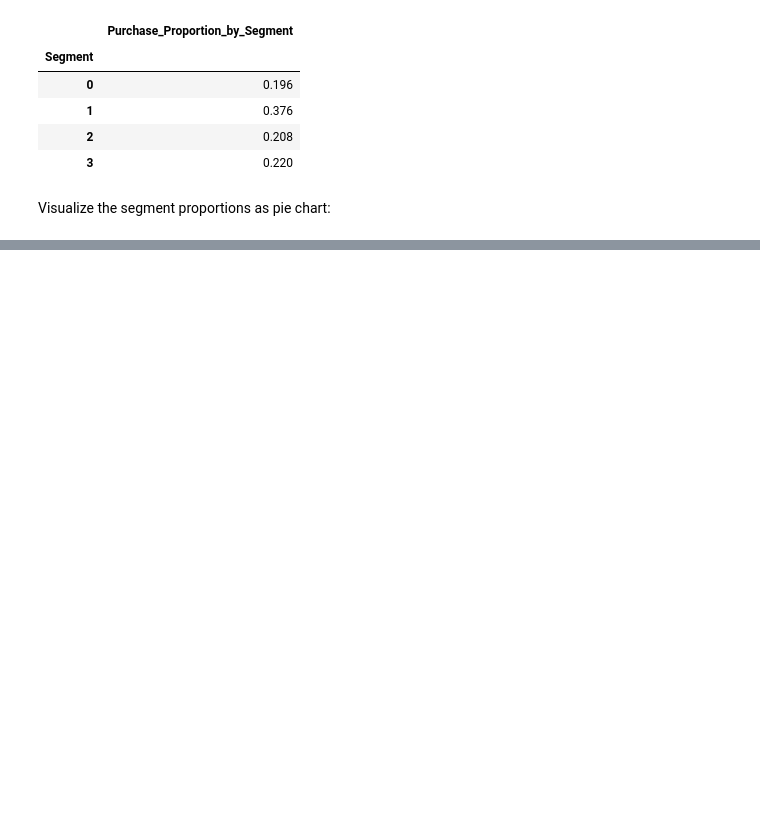
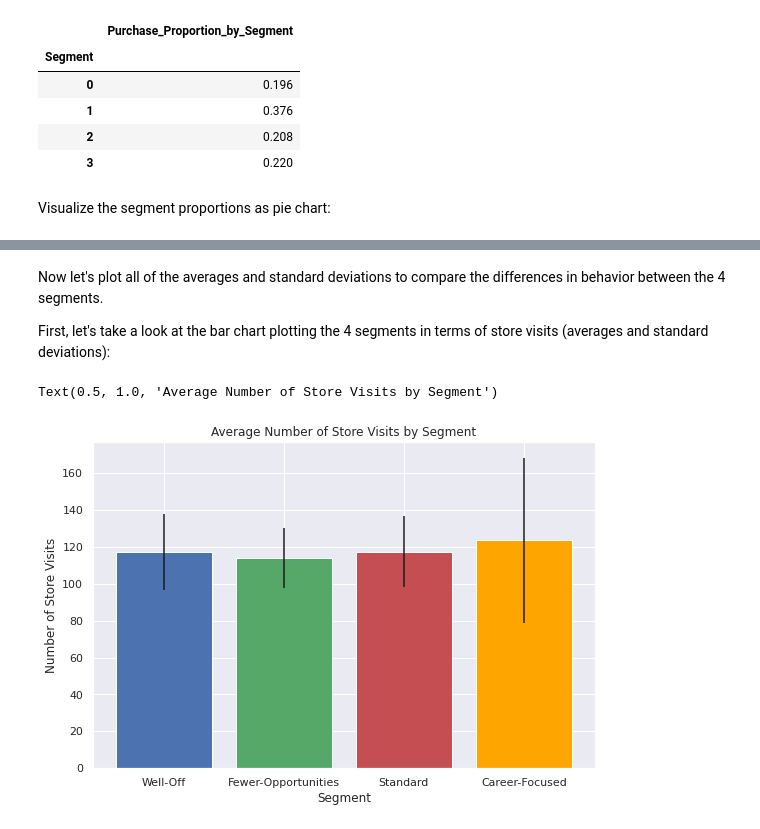
Before and after one commit to mihnguyen/udemy-customer-analytics, a Jupyter notebook: purchase-prediction/notebook_Purchase_Prediction.ipynb, the cells around one changed output, grey strips where cells are left out. Saved outputs shown, nothing was run; the diff lists cells and outputs as text; code cells hidden in the pictures; blank space fills up the shorter version.

```diff
--- a/purchase-prediction/notebook_Purchase_Prediction.ipynb
+++ b/purchase-prediction/notebook_Purchase_Prediction.ipynb
@@ -269,0 +276,8 @@ Text(0.5, 1.0, 'Purchase Proportions by Segment')
+# %%
+# Add Average_N_Visits column
+df_segments_means = df_purchase_descr[['Segment', 'N_Visits']].groupby(['Segment']).mean()
+# Add Average_N_Purchases column
+df_segments_means['Average_N_Purchases'] = df_purchase_descr[['Segment', 'N_Purchases']].groupby(['Segment']).mean()
+# Rename column
+df_segments_means = df_segments_means.rename(columns = {'N_Visits': 'Average_N_Visits'})
+df_segments_means
@@ -269,0 +293,8 @@ Text(0.5, 1.0, 'Purchase Proportions by Segment')
+# %%
+# Add Average_N_Visits column
+df_segments_std = df_purchase_descr[['Segment', 'N_Visits']].groupby(['Segment']).std()
+# Add Average_N_Purchases column
+df_segments_std['Std_N_Purchases'] = df_purchase_descr[['Segment', 'N_Purchases']].groupby(['Segment']).std()
+# Rename column
+df_segments_std = df_segments_std.rename(columns = {'N_Visits': 'Std_N_Visits'})
+df_segments_std
@@ -269,0 +308,18 @@ Text(0.5, 1.0, 'Purchase Proportions by Segment')
+# %% [markdown]
+Now let's plot all of the averages and standard deviations to compare the differences in behavior between the 4 segments.
+
+First, let's take a look at the bar chart plotting the 4 segments in terms of store visits (averages and standard deviations):
+# %%
+plt.figure(figsize = (9, 6))
+plt.bar(x = (0, 1, 2, 3),
+        tick_label = ('Well-Off', 'Fewer-Opportunities', 'Standard', 'Career-Focused'),
+        height = df_segments_means['Average_N_Visits'],
+        yerr = df_segments_std['Std_N_Visits'],
+        color = ('b', 'g', 'r', 'orange')
+)
+plt.xlabel('Segment')
+plt.ylabel('Number of Store Visits')
+plt.title('Average Number of Store Visits by Segment')
+# %% [output]
+Text(0.5, 1.0, 'Average Number of Store Visits by Segment')
+[figure, added]
```
Also changed, not shown: parts of 10 cells of this notebook.
